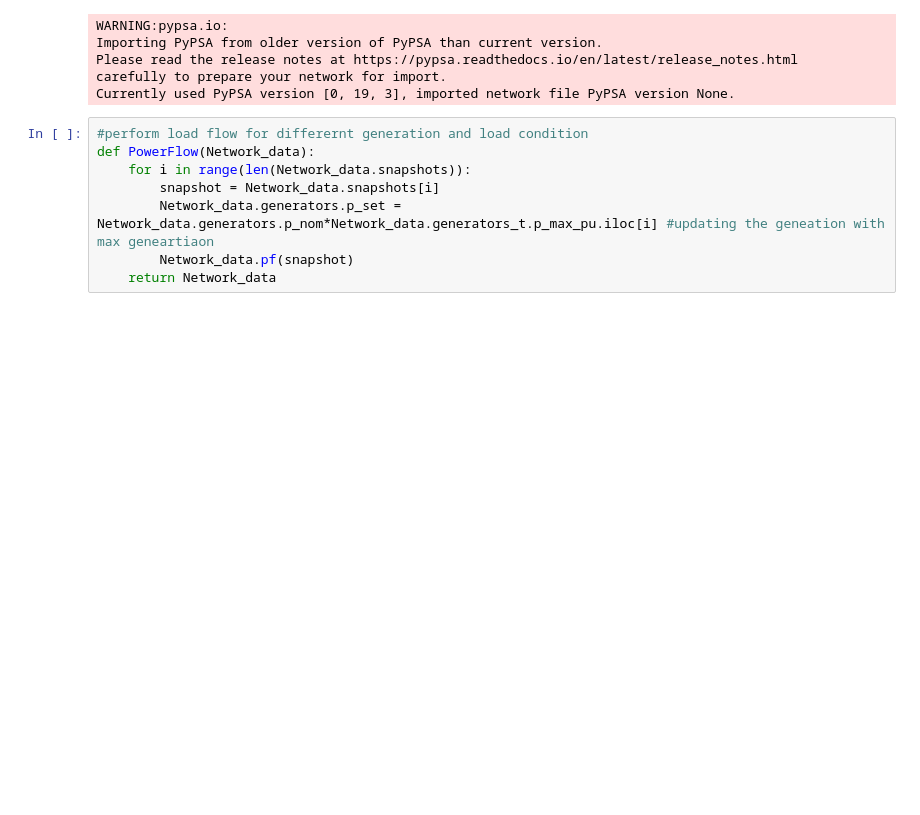
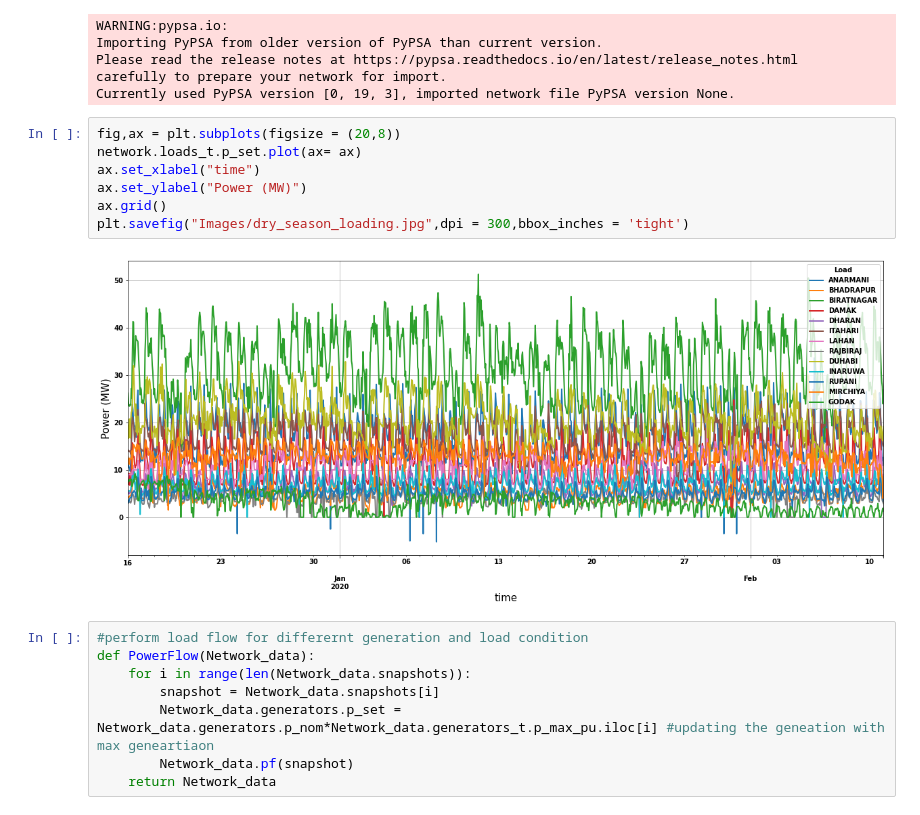
Before and after one commit to deependran7/grid_optimization, a Jupyter notebook: Binary_Optimization_Dry.ipynb, the cells around one changed output. Drawn from its saved outputs; the diff is of its cells as text; blank space fills up the shorter version.

```diff
--- a/Binary_Optimization_Dry.ipynb
+++ b/Binary_Optimization_Dry.ipynb
@@ -28,6 +38,15 @@ Importing PyPSA from older version of PyPSA than current version.
 Please read the release notes at https://pypsa.readthedocs.io/en/latest/release_notes.html
 carefully to prepare your network for import.
 Currently used PyPSA version [0, 19, 3], imported network file PyPSA version None.
+# %%
+fig,ax = plt.subplots(figsize = (20,8))
+network.loads_t.p_set.plot(ax= ax)
+ax.set_xlabel("time")
+ax.set_ylabel("Power (MW)")
+ax.grid()
+plt.savefig("Images/dry_season_loading.jpg",dpi = 300,bbox_inches = 'tight')
+# %% [output]
+[figure, added]
 # %%
 #perform load flow for differernt generation and load condition
 def PowerFlow(Network_data):
```
Also changed, not shown: parts of 10 cells of this notebook, 3 other files.
